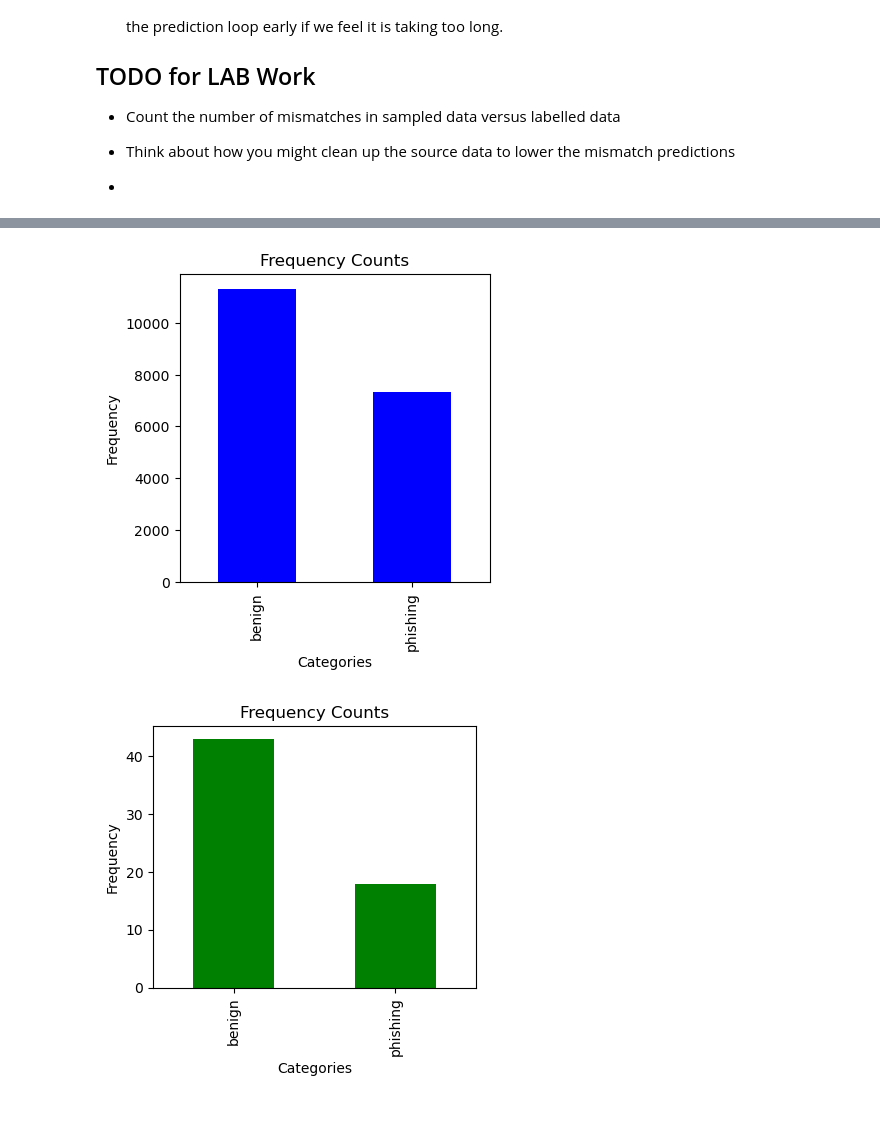
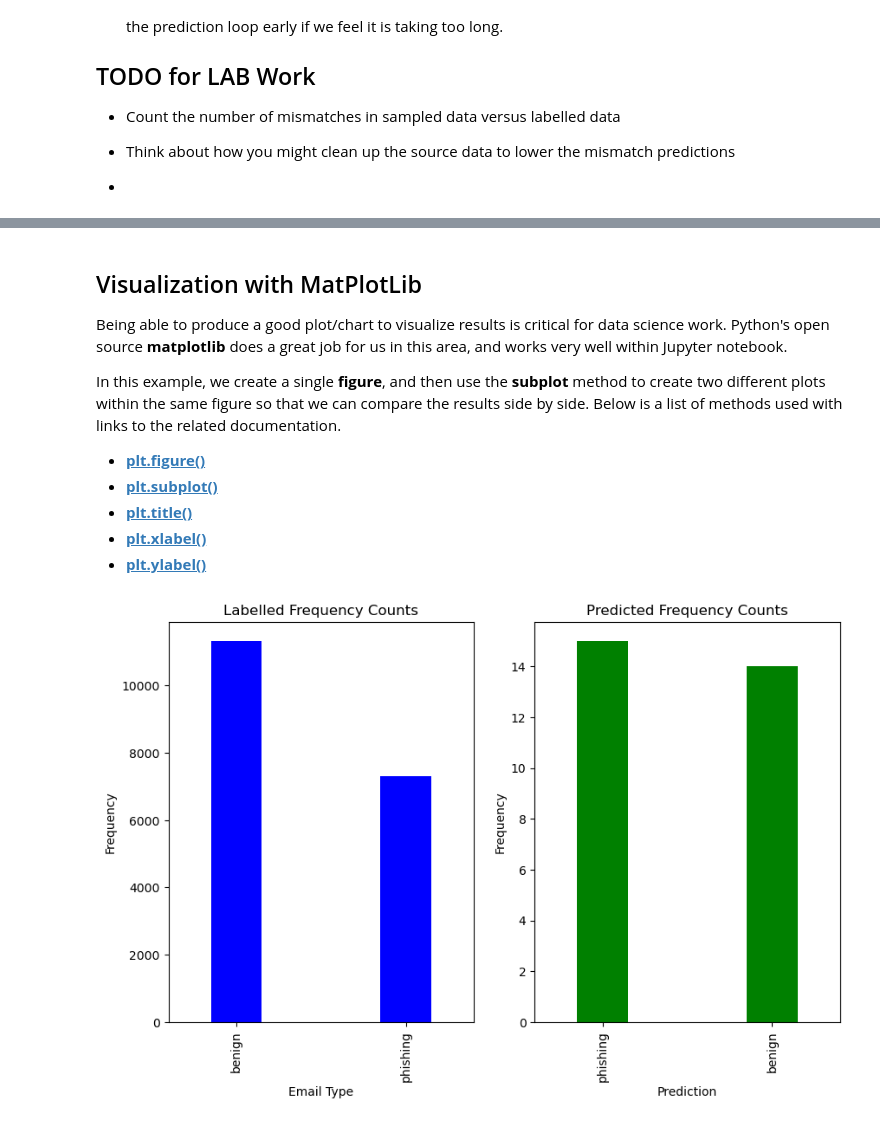
Before and after one commit to RiverGumSecurity/IntroAILabs, a Jupyter notebook: notebooks/PhishingModel.ipynb, the cells around one changed output, grey strips where cells are left out. Drawn from its saved outputs; the diff is of its cells as text; code cells hidden in the pictures.

Commit message:
added additional documentation

```diff
--- a/notebooks/PhishingModel.ipynb
+++ b/notebooks/PhishingModel.ipynb
@@ -64,12 +64,12 @@ In the below cell we are reading a dataset from a comma delimited file, replacin
 # %%
 import pandas as pd
 
-source = pd.read_csv('https://raw.githubusercontent.com/RiverGumSecurity/Datasets/main/Phishing_Email.csv')
+source = pd.read_csv('https://github.com/RiverGumSecurity/Datasets/raw/main/Kaggle/Phishing_Email.csv.gz')
 source.dropna(inplace=True)
 source = source.replace('Phishing Email', 'phishing')
 source = source.replace('Safe Email', 'benign')
 
-sample_size = 1000
+sample_size = 3000
 df = source.sample(sample_size)
 df = df.assign(Prediction = lambda x: [None] * len(df))
 df = df.assign(Score = lambda x: [None] * len(df))
@@ -102,8 +102,8 @@ A few highlights to point out here:
 import random
 spin = r'\-/|+'
 for i, row in enumerate(df['Email Text']):
-    #if not i % random.randint(3, 9):
-    #    print(f'\r[{spin[i % len(spin)]}] Processed {i} rows of data.', end='', flush=True)
+    if not i % random.randint(3, 9):
+        print(f'\r[{spin[i % len(spin)]}] Processed {i} rows of data.', end='', flush=True)
     try:
         p = predict(str(row))
         df['Prediction'].iat[i] = p[0]['label']
@@ -141,20 +129,34 @@ mismatch => 0.9959849119186401
+# %% [markdown]
+## Visualization with MatPlotLib
+
+Being able to produce a good plot/chart to visualize results is critical for data science work.
+Python's open source **matplotlib** does a great job for us in this area, and works very well
+within Jupyter notebook.
+
+In this example, we create a single **figure**, and then use the **subplot** method to create two different
+plots within the same figure so that we can compare the results side by side. Below is a list of methods used with links to
+the related documentation.
+
+* [**plt.figure()**](https://matplotlib.org/stable/api/_as_gen/matplotlib.pyplot.figure.html)
+* [**plt.subplot()**](https://matplotlib.org/stable/api/_as_gen/matplotlib.pyplot.subplot.html)
+* [**plt.title()**](https://matplotlib.org/stable/api/_as_gen/matplotlib.pyplot.title.html)
+* [**plt.xlabel()**](https://matplotlib.org/stable/api/_as_gen/matplotlib.pyplot.xlabel.html)
+* [**plt.ylabel()**](https://matplotlib.org/stable/api/_as_gen/matplotlib.pyplot.ylabel.html)
 # %%
 import matplotlib.pyplot as plt
 
-plt.figure(1, figsize=(4, 4))
-source['Email Type'].value_counts().plot(kind='bar', color='blue', label='SourceData')
-plt.title('Frequency Counts')
+plt.figure(1, figsize=(10, 6))
+ax1 = plt.subplot(1, 2, 1)
+plt.title('Labelled Frequency Counts')
 plt.xlabel('Categories')
 plt.ylabel('Frequency')
 
-plt.figure(2, figsize=(4, 4))
-df['Prediction'].value_counts().plot(kind='bar', color='green', label='Prediction')
-plt.title('Frequency Counts')
+ax2 = plt.subplot(1, 2, 2)
+plt.title('Predicted Frequency Counts')
 plt.xlabel('Categories')
 plt.ylabel('Frequency')
 
-plt.tight_layout()
-plt.show()
+_ = source['Email Type'].value_counts().plot(ax=ax1, kind='bar', width=0.3, color='blue', label='SourceData')
+_ = df['Prediction'].value_counts().plot(ax=ax2, kind='bar', width=0.3, color='green', label='Prediction')
 # %% [output]
-[figure, old version]
+[figure, new version]
-[figure, removed]
```
Also changed, not shown: parts of 2 cells of this notebook.
